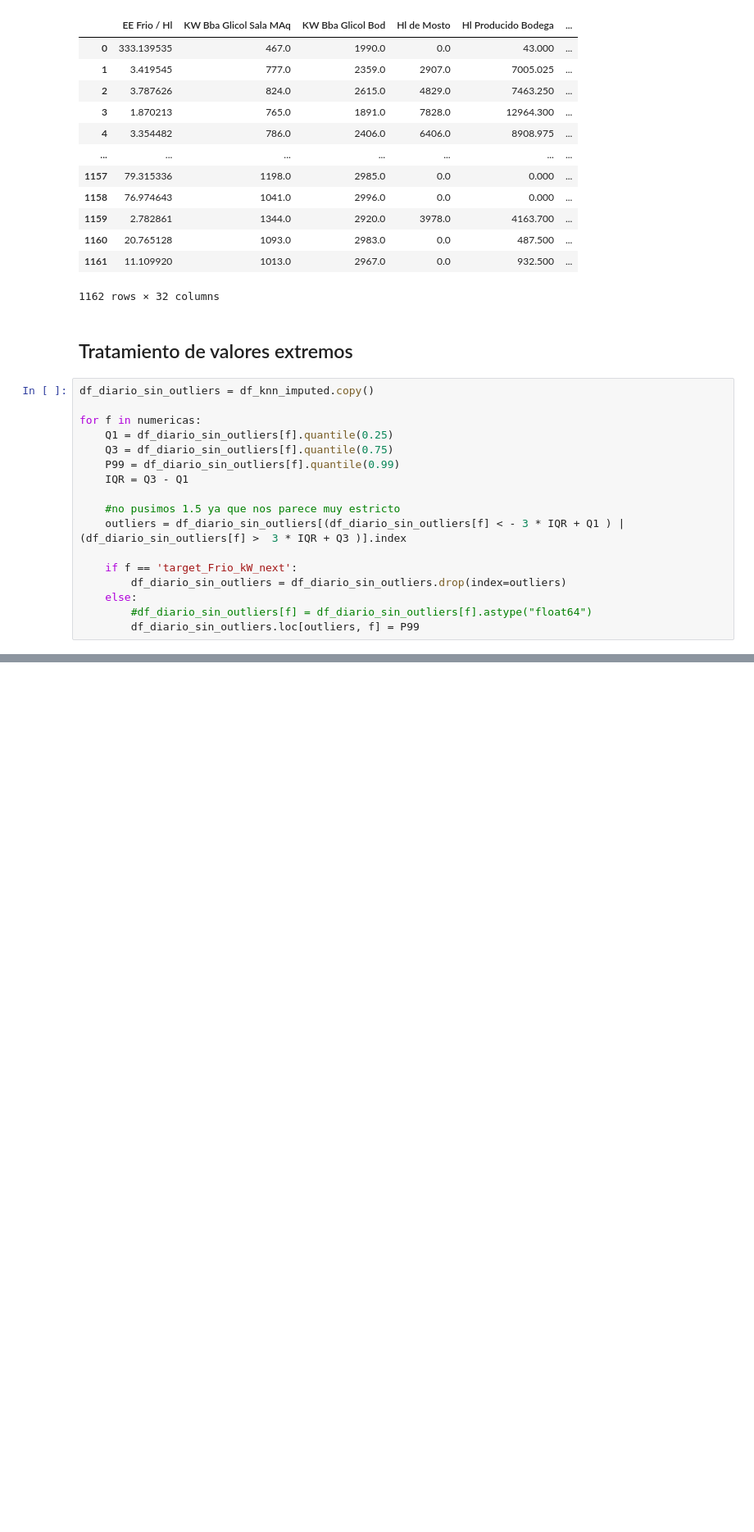
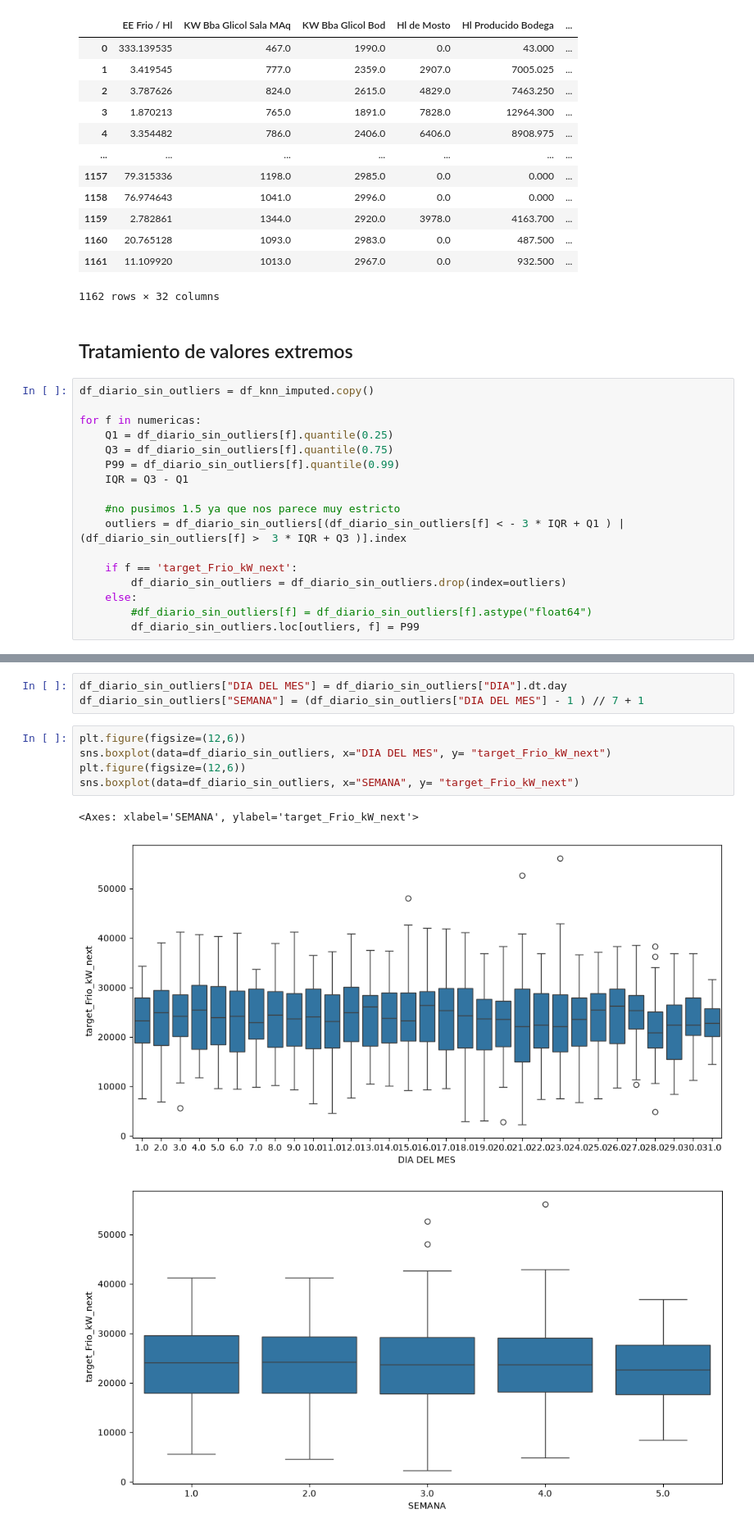
Before and after one commit to ignaciofaule-tech/TPI_LAB2_2026, a Jupyter notebook: src/Preprocesamiento/preprocessing.ipynb, the cells around one changed output, grey strips where cells are left out. Shown at 82% size. Cells and saved outputs as stored; diff of their text form; blank space fills up the shorter version.

```diff
--- a/src/Preprocesamiento/preprocessing.ipynb
+++ b/src/Preprocesamiento/preprocessing.ipynb
@@ -280,0 +331,12 @@ for f in numericas:
+# %%
+df_diario_sin_outliers["DIA DEL MES"] = df_diario_sin_outliers["DIA"].dt.day
+df_diario_sin_outliers["SEMANA"] = (df_diario_sin_outliers["DIA DEL MES"] - 1 ) // 7 + 1
+# %%
+plt.figure(figsize=(12,6))
+sns.boxplot(data=df_diario_sin_outliers, x="DIA DEL MES", y= "target_Frio_kW_next")
+plt.figure(figsize=(12,6))
+sns.boxplot(data=df_diario_sin_outliers, x="SEMANA", y= "target_Frio_kW_next")
+# %% [output]
+<Axes: xlabel='SEMANA', ylabel='target_Frio_kW_next'>
+[figure, added]
+[figure, added]
```
Also changed, not shown: parts of 48 cells of this notebook, 2 other files.
